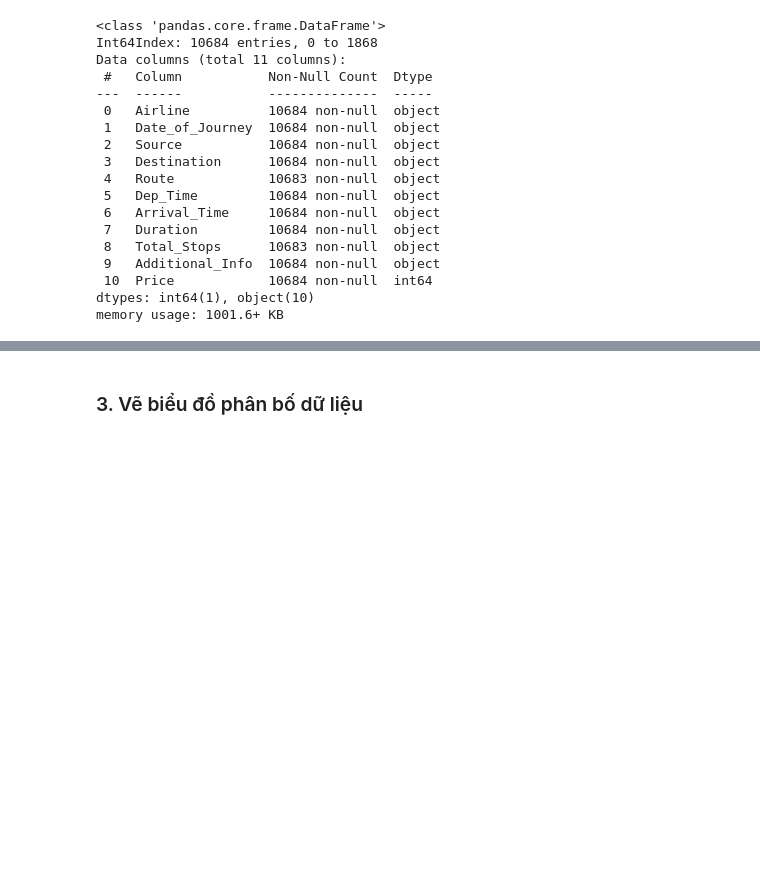
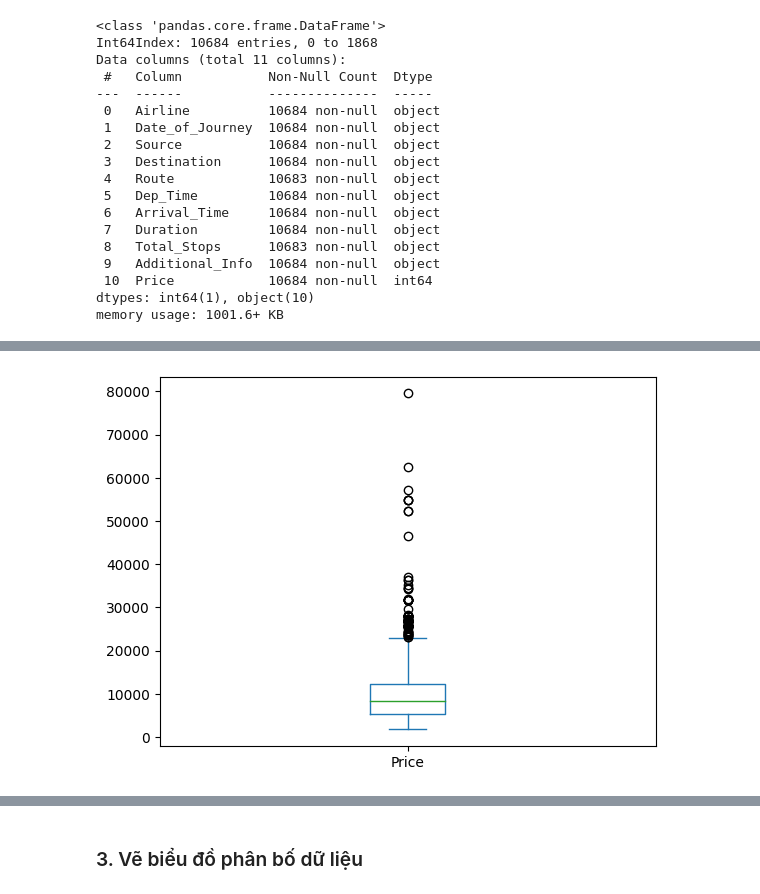
Before and after one commit to QuangHuy54/AppliedDataAnalysis_FinalProject, a Jupyter notebook: 20120497.ipynb, the cells around one changed output, grey strips where cells are left out. Cells and saved outputs as stored; diff of their text form; code cells hidden in the pictures; blank space fills up the shorter version.

```diff
--- a/20120497.ipynb
+++ b/20120497.ipynb
@@ -78,0 +101,4 @@ print("5. Số dòng trùng lặp dữ liệu là",count_duplicates)
+# %%
+df.plot(y=["Price"],kind='box');
+# %% [output]
+[figure, added]
```
Also changed, not shown: parts of 71 cells of this notebook.
